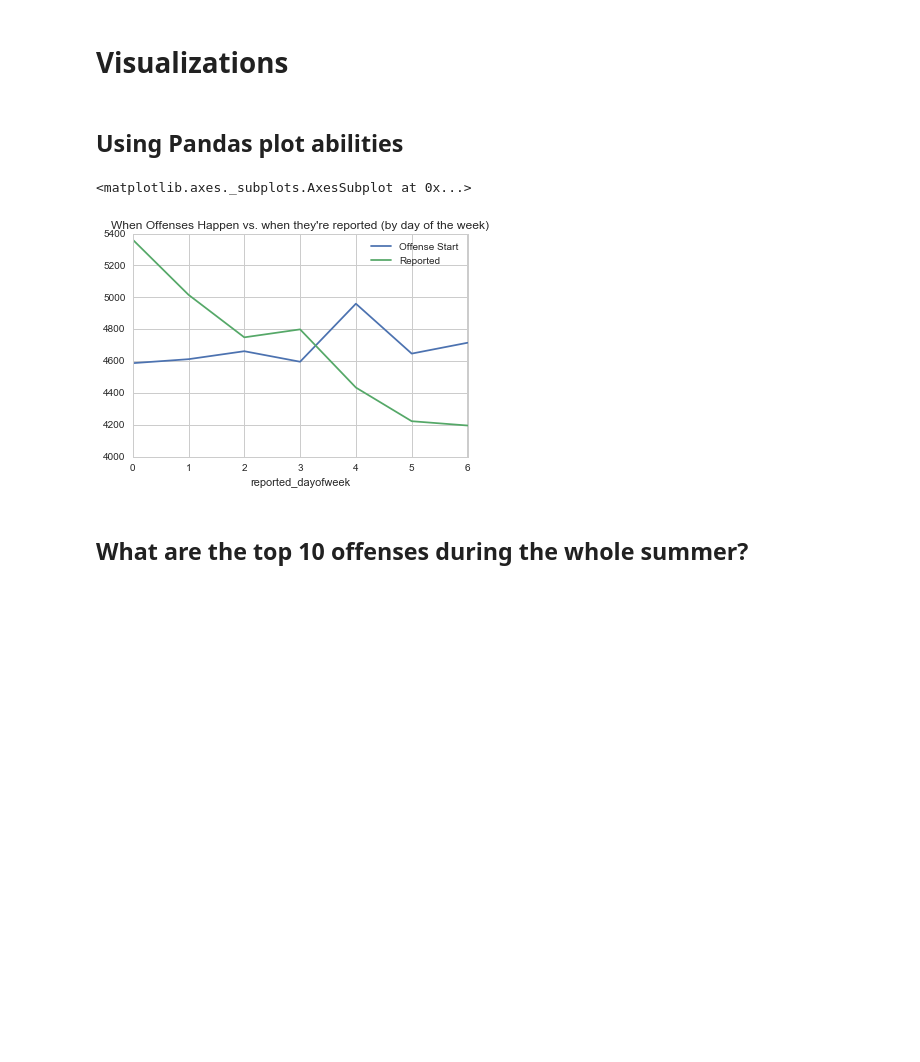
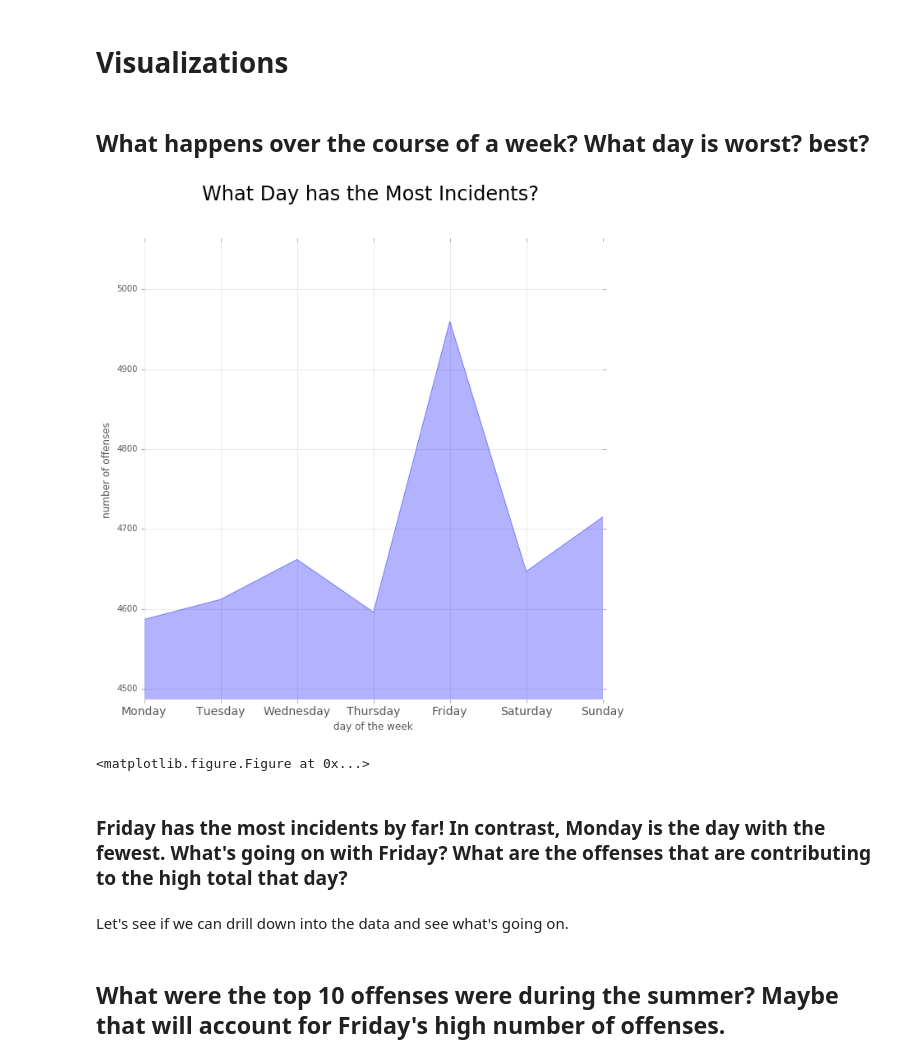
Before and after one commit to weedySeaDragon/datasci_course_materials, a Jupyter notebook: assignment6/01-assign01.ipynb, the cells around one changed output. Saved outputs shown, nothing was run; the diff lists cells and outputs as text; code cells hidden in the pictures; blank space fills up the shorter version.

```diff
--- a/assignment6/01-assign01.ipynb
+++ b/assignment6/01-assign01.ipynb
@@ -23 +26,7 @@ ImportError: No module named 'plotly'
+# %%
+# constants we'll use to help format plots
+COLORMAP = 'gnuplot2'
+TITLESIZE = 24
+TITLEYPOS = 1.08
+NUMDAYS = 7
 # %% [markdown]
@@ -105,10 +93,0 @@ Assign the day of the month - does the day of month (closer/father to rent due,
-# %%
-df['reported_dayofmonth'] = df['reported_time'].dt.day
-df['occur_start_dayofmonth'] = df['occur_or_start_time'].dt.day
-df['occur_end_dayofmonth'] = df['occur_end_time'].dt.day
-print("reported day of the month:")
-print(df['reported_dayofmonth'].describe())
-print("occur/start day of the month:")
-print(df['occur_start_dayofmonth'].describe())
-print("occur/end day of the month:")
-print(df['occur_end_dayofmonth'].describe())
@@ -135,10 +93,0 @@ Apply the time of day for each incident
-# %%
-df['reported_hour'] = df['reported_time'].dt.hour
-df['occur_start_hour'] = df['occur_or_start_time'].dt.hour
-df['occur_end_hour'] = df['occur_end_time'].dt.hour
-print("reported hour:")
-print(df['reported_hour'].describe())
-print("occur/start hour:")
-print(df['occur_start_hour'].describe())
-print("occur/end hour:")
-df['occur_end_hour'].describe()
@@ -172,4 +123,2 @@ Name: occur_end_hour, dtype: float64
 # %% [markdown]
 # Visualizations
-# %% [markdown]
-## Using Pandas plot abilities
@@ -188,18 +125,30 @@ reporteddayofweekDFcounts['Reported'] = reporteddayofweekDFcounts['Offense Type'
-# %%
-#totals = dayofweekDF.sum()
-#total_offenseType = totals['Offense Type']
-
-weekdayOffenses = dayofweekDFcounts['Offense Start']
-
-# plot when they happen v. when they're reported across a WEEK:
-weekdayPlot = weekdayOffenses.plot(legend=True)  # dayofweekDF['Offense Type'].plot()  # same as weekdayOffenses.plot
-weekdayPlot.set_title("When Offenses Happen vs. when they're reported (by day of the week)")
-
-reporteddayofweekDFcounts['Reported'].plot(legend=True)
-
-# does this vary by week in the summer?
-# %% [output]
-<matplotlib.axes._subplots.AxesSubplot at 0x...>
-[figure, removed]
+# %% [markdown]
+## What happens over the course of a week?  What day is worst?  best?
+# %%
+weekdayPlot = weekdayOffenses.plot(legend=False, figsize=(10,10),color='b', alpha=0.3, kind='area')
+plt.ylabel("number of offenses")
+plt.xlabel("day of the week")
+
+# Remove grid lines (dotted lines inside plot)
+plt.title("What Day has the Most Incidents? ", fontsize=TITLESIZE,  y=TITLEYPOS)
+figure(facecolor='white')
+#weekdayPlot.legend.remove()
+weekdayPlot.set_frame_on(False)
+weekdayPlot.grid(True, color='grey', alpha=0.3)
+ymax = weekdayOffenses.max() + 100
+ymin = weekdayOffenses.min() - 100
+weekdayPlot.set_ylim([ymin, ymax])
+xticklabels = ['Monday', 'Tuesday','Wednesday','Thursday','Friday','Saturday','Sunday']
+weekdayPlot.set_xticklabels(xticklabels, fontsize = 14)
+#weekdayPlot.set_xlabel(fontsize=16)
+
+show()
+# %% [output]
+[figure, added]
+<matplotlib.figure.Figure at 0x...>
+# %% [markdown]
+### Friday has the most incidents by far! In contrast, Monday is the day with the fewest. What's going on with Friday? What are the offenses that are contributing to the high total that day?
+# %% [markdown]
+Let's see if we can drill down into the data and see what's going on.
 # %% [markdown]
-## What are the top 10 offenses during the whole summer?
+## What were the top 10 offenses were during the summer?  Maybe that will account for Friday's high number of offenses.
```
Also changed, not shown: parts of 47 cells of this notebook.
